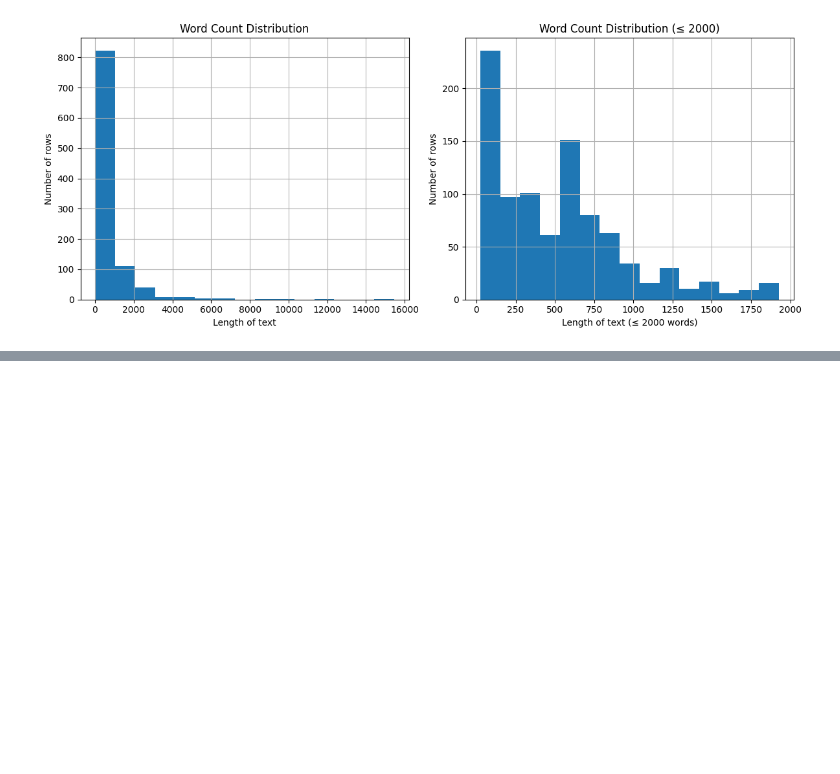
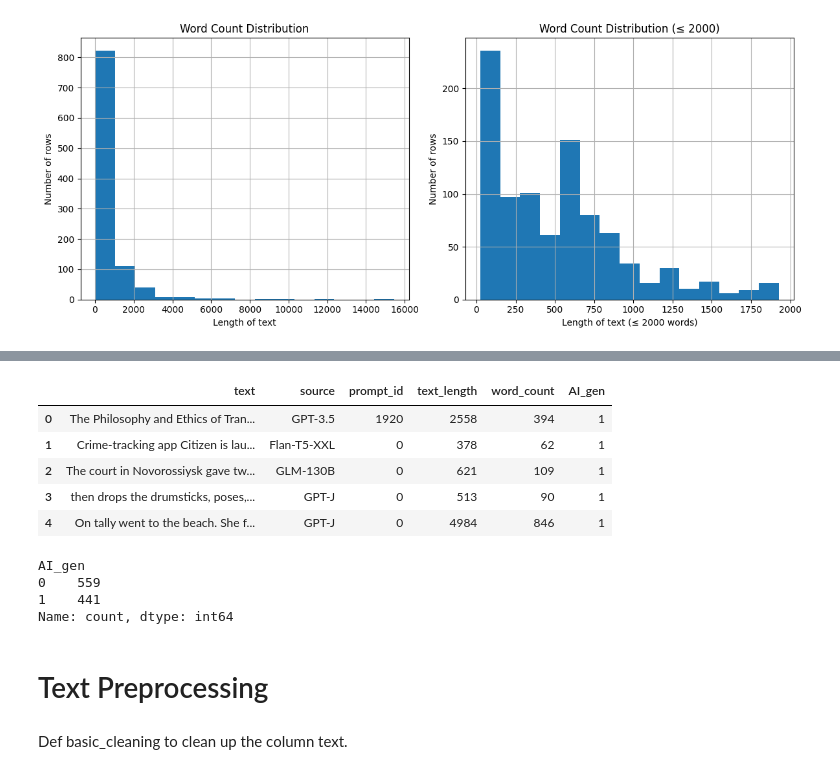
Before and after one commit to nghia95/fake-data-detector, a Jupyter notebook: notebooks/Roma_exploratory.ipynb, the cells around one changed output, grey strips where cells are left out. Cells and saved outputs as stored; diff of their text form; code cells hidden in the pictures; blank space fills up the shorter version.

```diff
--- a/notebooks/Roma_exploratory.ipynb
+++ b/notebooks/Roma_exploratory.ipynb
@@ -48,0 +62,21 @@ Name: text, dtype: object
+# %%
+data["AI_gen"] = data["source"].apply(lambda x: 0 if x == "Human" else 1)
+data.head()
+# %% [output]
+|  | text | source | prompt_id | text_length | word_count | AI_gen |
+| 0 | The Philosophy and Ethics of Tran... | GPT-3.5 | 1920 | 2558 | 394 | 1 |
+| 1 | Crime-tracking app Citizen is lau... | Flan-T5-XXL | 0 | 378 | 62 | 1 |
+| 2 | The court in Novorossiysk gave tw... | GLM-130B | 0 | 621 | 109 | 1 |
+| 3 | then drops the drumsticks, poses,... | GPT-J | 0 | 513 | 90 | 1 |
+| 4 | On tally went to the beach. She f... | GPT-J | 0 | 4984 | 846 | 1 |
+# %%
+data["AI_gen"].value_counts()
+# %% [output]
+AI_gen
+0    559
+1    441
+Name: count, dtype: int64
+# %% [markdown]
+# Text Preprocessing
+# %% [markdown]
+Def basic_cleaning to clean up the column text.
```
Also changed, not shown: parts of 41 cells of this notebook.
